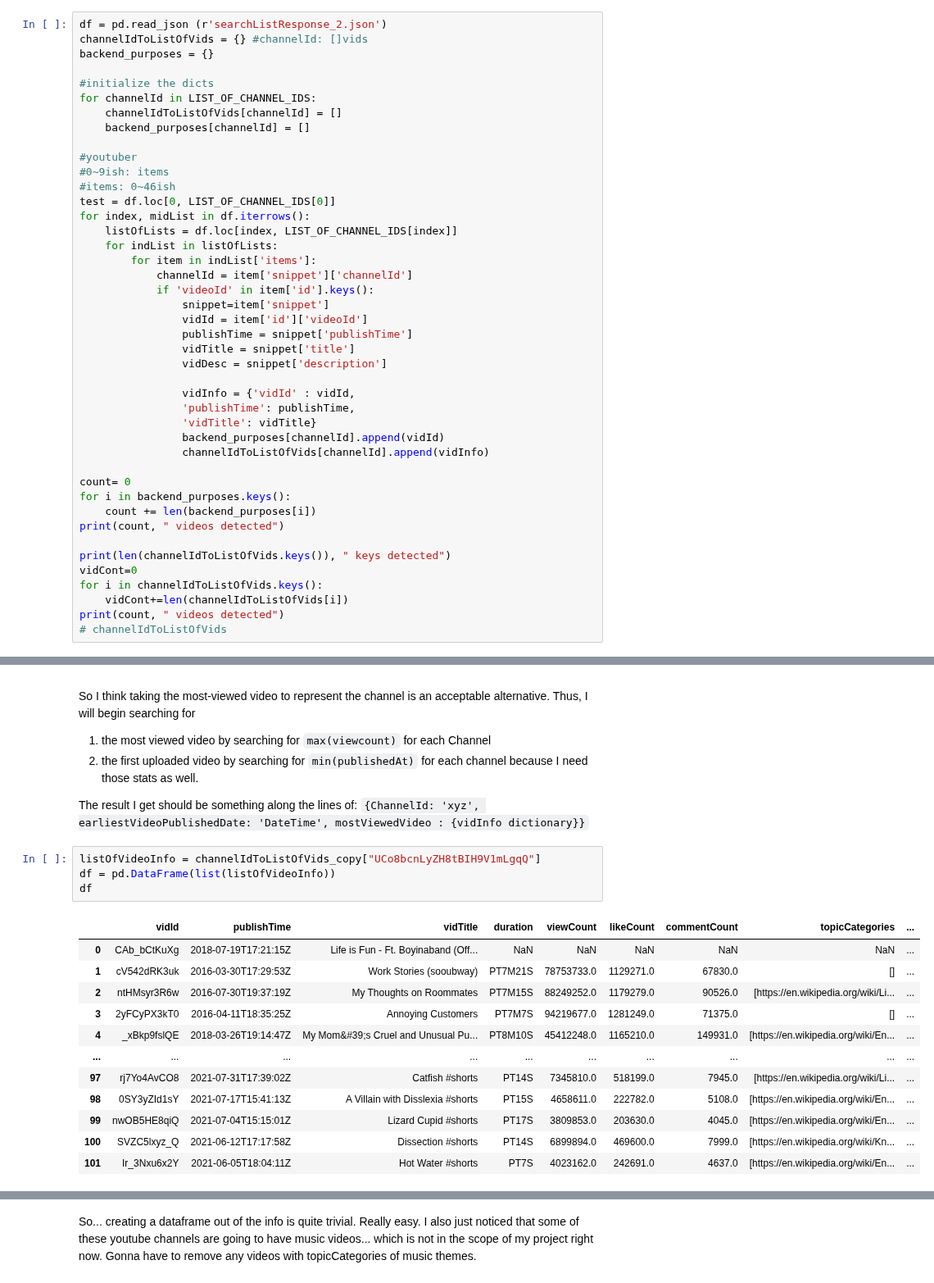
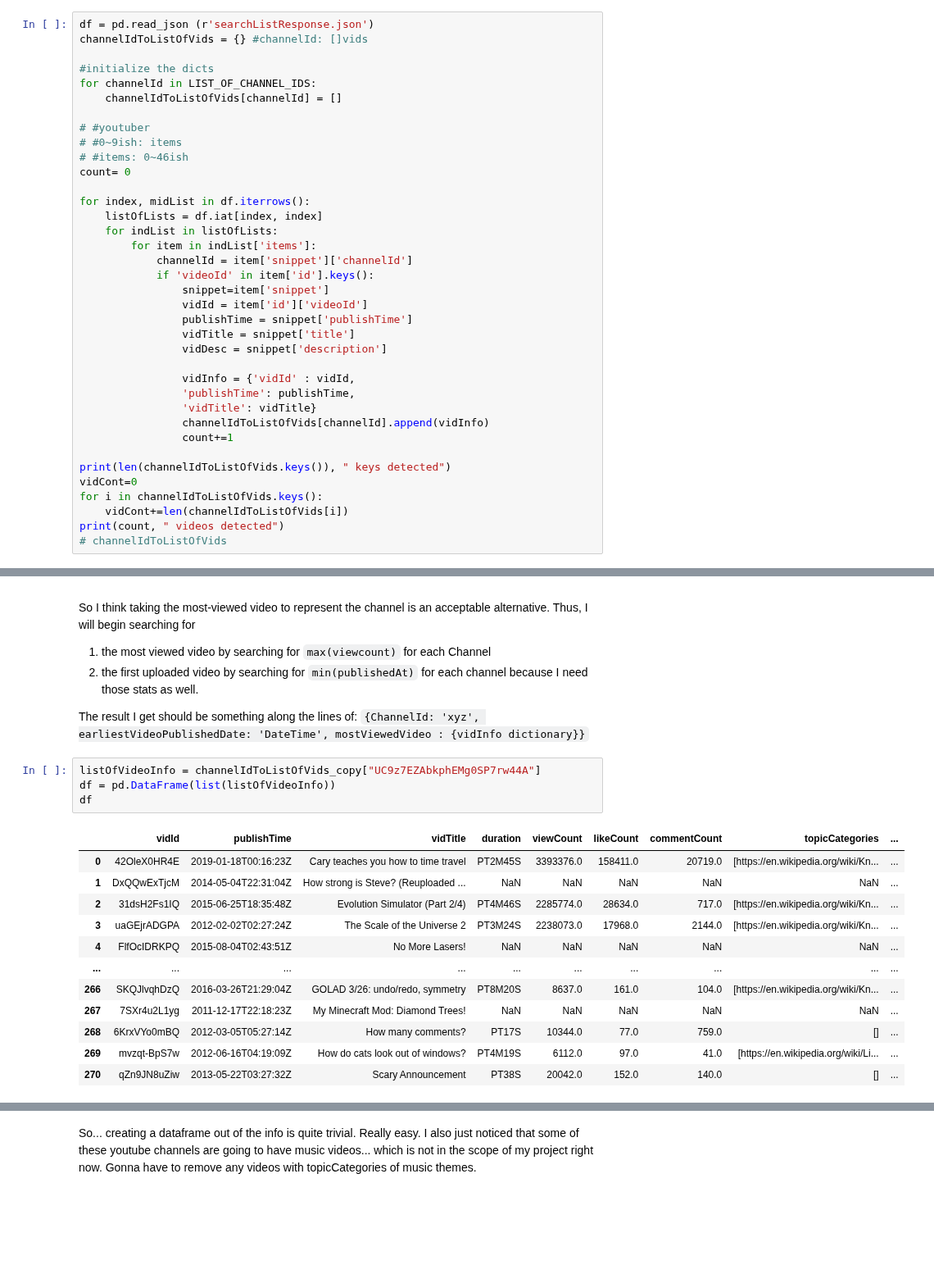
Before and after one commit to ojiwon-kenobi/youtuberChannels, a Jupyter notebook: dataProcessing.ipynb, the cells around one changed output, grey strips where cells are left out. Shown at 82% size. Cells and saved outputs as stored; diff of their text form; blank space fills up the shorter version.

Commit message:
combined first half of channelId info and second half of channelId info and did brief analysis. currently downloading new vtts

```diff
--- a/dataProcessing.ipynb
+++ b/dataProcessing.ipynb
@@ -75,19 +77,18 @@ def try_parsing_date(text):
 # %%
-df = pd.read_json (r'searchListResponse_2.json')
+df = pd.read_json (r'searchListResponse.json')
 channelIdToListOfVids = {} #channelId: []vids
-backend_purposes = {}
 
 #initialize the dicts
 for channelId in LIST_OF_CHANNEL_IDS:
     channelIdToListOfVids[channelId] = []
-    backend_purposes[channelId] = []
 
-#youtuber
-#0~9ish: items
-#items: 0~46ish
-test = df.loc[0, LIST_OF_CHANNEL_IDS[0]]
+# #youtuber
+# #0~9ish: items
+# #items: 0~46ish
+count= 0
+
 for index, midList in df.iterrows():
-    listOfLists = df.loc[index, LIST_OF_CHANNEL_IDS[index]]
+    listOfLists = df.iat[index, index]
     for indList in listOfLists:
         for item in indList['items']:
             channelId = item['snippet']['channelId']
@@ -101,13 +102,8 @@ for index, midList in df.iterrows():
                 vidInfo = {'vidId' : vidId,
                 'publishTime': publishTime,
                 'vidTitle': vidTitle}
-                backend_purposes[channelId].append(vidId)
                 channelIdToListOfVids[channelId].append(vidInfo)
-
-count= 0
-for i in backend_purposes.keys():
-    count += len(backend_purposes[i])
-print(count, " videos detected")
+                count+=1
 
 print(len(channelIdToListOfVids.keys()), " keys detected")
 vidCont=0
@@ -249,19 +251,19 @@ So I think taking the most-viewed video to represent the channel is an acceptabl
 
 The result I get should be something along the lines of: `{ChannelId: 'xyz', earliestVideoPublishedDate: 'DateTime', mostViewedVideo : {vidInfo dictionary}}`
 # %%
-listOfVideoInfo = channelIdToListOfVids_copy["UCo8bcnLyZH8tBIH9V1mLgqQ"]
+listOfVideoInfo = channelIdToListOfVids_copy["UC9z7EZAbkphEMg0SP7rw44A"]
 df = pd.DataFrame(list(listOfVideoInfo))
 df
 # %% [output]
 |  | vidId | publishTime | vidTitle | duration | viewCount | likeCount | commentCount | topicCategories | ... |
-| 0 | CAb_bCtKuXg | 2018-07-19T17:21:15Z | Life is Fun - Ft. Boyinaband (Off... | NaN | NaN | NaN | NaN | NaN | ... |
-| 1 | cV542dRK3uk | 2016-03-30T17:29:53Z | Work Stories (sooubway) | PT7M21S | 78753733.0 | 1129271.0 | 67830.0 | [] | ... |
-| 2 | ntHMsyr3R6w | 2016-07-30T19:37:19Z | My Thoughts on Roommates | PT7M15S | 88249252.0 | 1179279.0 | 90526.0 | [https://en.wikipedia.org/wiki/Li... | ... |
-| 3 | 2yFCyPX3kT0 | 2016-04-11T18:35:25Z | Annoying Customers | PT7M7S | 94219677.0 | 1281249.0 | 71375.0 | [] | ... |
-| 4 | _xBkp9fslQE | 2018-03-26T19:14:47Z | My Mom&#39;s Cruel and Unusual Pu... | PT8M10S | 45412248.0 | 1165210.0 | 149931.0 | [https://en.wikipedia.org/wiki/En... | ... |
+| 0 | 42OleX0HR4E | 2019-01-18T00:16:23Z | Cary teaches you how to time travel | PT2M45S | 3393376.0 | 158411.0 | 20719.0 | [https://en.wikipedia.org/wiki/Kn... | ... |
+| 1 | DxQQwExTjcM | 2014-05-04T22:31:04Z | How strong is Steve? (Reuploaded ... | NaN | NaN | NaN | NaN | NaN | ... |
+| 2 | 31dsH2Fs1IQ | 2015-06-25T18:35:48Z | Evolution Simulator (Part 2/4) | PT4M46S | 2285774.0 | 28634.0 | 717.0 | [https://en.wikipedia.org/wiki/Kn... | ... |
+| 3 | uaGEjrADGPA | 2012-02-02T02:27:24Z | The Scale of the Universe 2 | PT3M24S | 2238073.0 | 17968.0 | 2144.0 | [https://en.wikipedia.org/wiki/Kn... | ... |
+| 4 | FlfOcIDRKPQ | 2015-08-04T02:43:51Z | No More Lasers! | NaN | NaN | NaN | NaN | NaN | ... |
 | ... | ... | ... | ... | ... | ... | ... | ... | ... | ... |
-| 97 | rj7Yo4AvCO8 | 2021-07-31T17:39:02Z | Catfish #shorts | PT14S | 7345810.0 | 518199.0 | 7945.0 | [https://en.wikipedia.org/wiki/Li... | ... |
-| 98 | 0SY3yZId1sY | 2021-07-17T15:41:13Z | A Villain with Disslexia #shorts | PT15S | 4658611.0 | 222782.0 | 5108.0 | [https://en.wikipedia.org/wiki/En... | ... |
-| 99 | nwOB5HE8qiQ | 2021-07-04T15:15:01Z | Lizard Cupid #shorts | PT17S | 3809853.0 | 203630.0 | 4045.0 | [https://en.wikipedia.org/wiki/En... | ... |
-| 100 | SVZC5lxyz_Q | 2021-06-12T17:17:58Z | Dissection #shorts | PT14S | 6899894.0 | 469600.0 | 7999.0 | [https://en.wikipedia.org/wiki/Kn... | ... |
-| 101 | Ir_3Nxu6x2Y | 2021-06-05T18:04:11Z | Hot Water #shorts | PT7S | 4023162.0 | 242691.0 | 4637.0 | [https://en.wikipedia.org/wiki/En... | ... |
+| 266 | SKQJlvqhDzQ | 2016-03-26T21:29:04Z | GOLAD 3/26: undo/redo, symmetry | PT8M20S | 8637.0 | 161.0 | 104.0 | [https://en.wikipedia.org/wiki/Kn... | ... |
+| 267 | 7SXr4u2L1yg | 2011-12-17T22:18:23Z | My Minecraft Mod: Diamond Trees! | NaN | NaN | NaN | NaN | NaN | ... |
+| 268 | 6KrxVYo0mBQ | 2012-03-05T05:27:14Z | How many comments? | PT17S | 10344.0 | 77.0 | 759.0 | [] | ... |
+| 269 | mvzqt-BpS7w | 2012-06-16T04:19:09Z | How do cats look out of windows? | PT4M19S | 6112.0 | 97.0 | 41.0 | [https://en.wikipedia.org/wiki/Li... | ... |
+| 270 | qZn9JN8uZiw | 2013-05-22T03:27:32Z | Scary Announcement | PT38S | 20042.0 | 152.0 | 140.0 | [] | ... |
```
Also changed, not shown: parts of 16 cells of this notebook, 3 other files.
